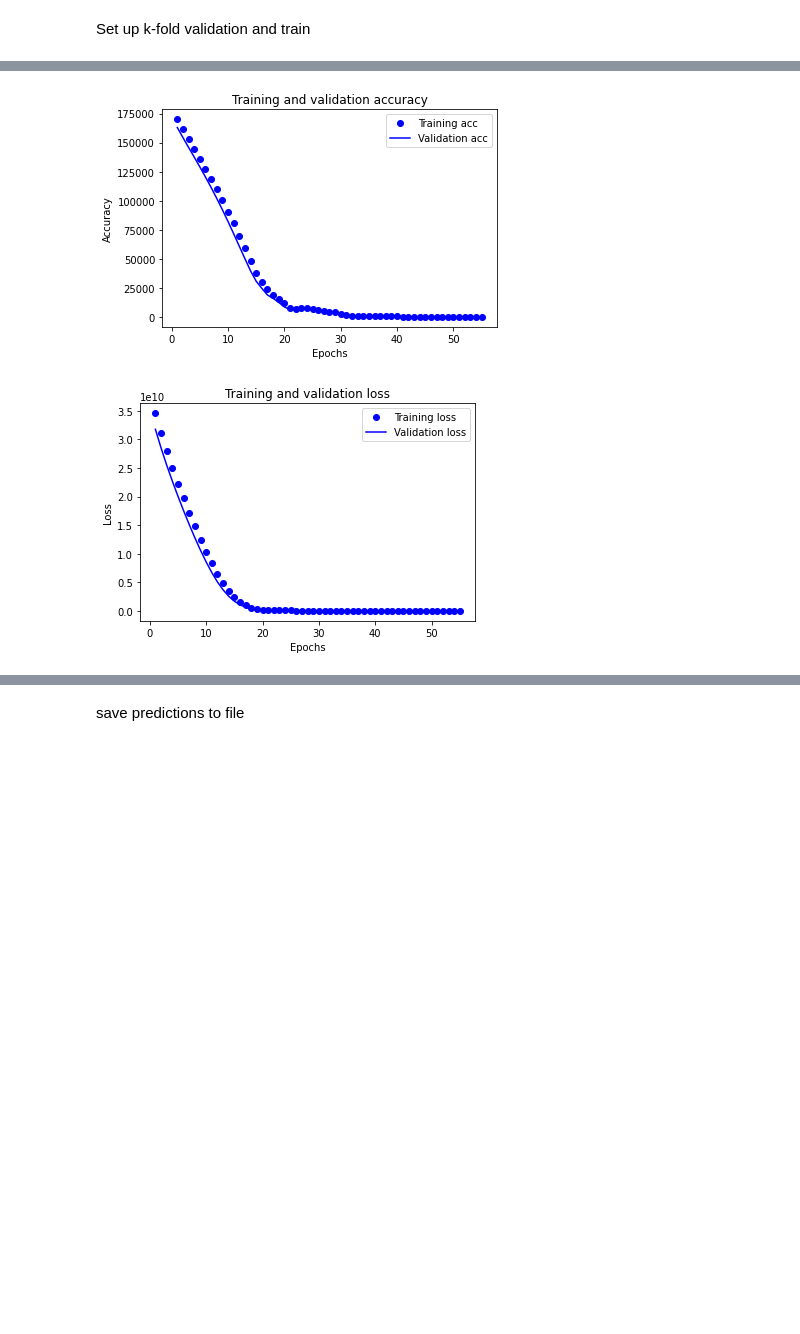
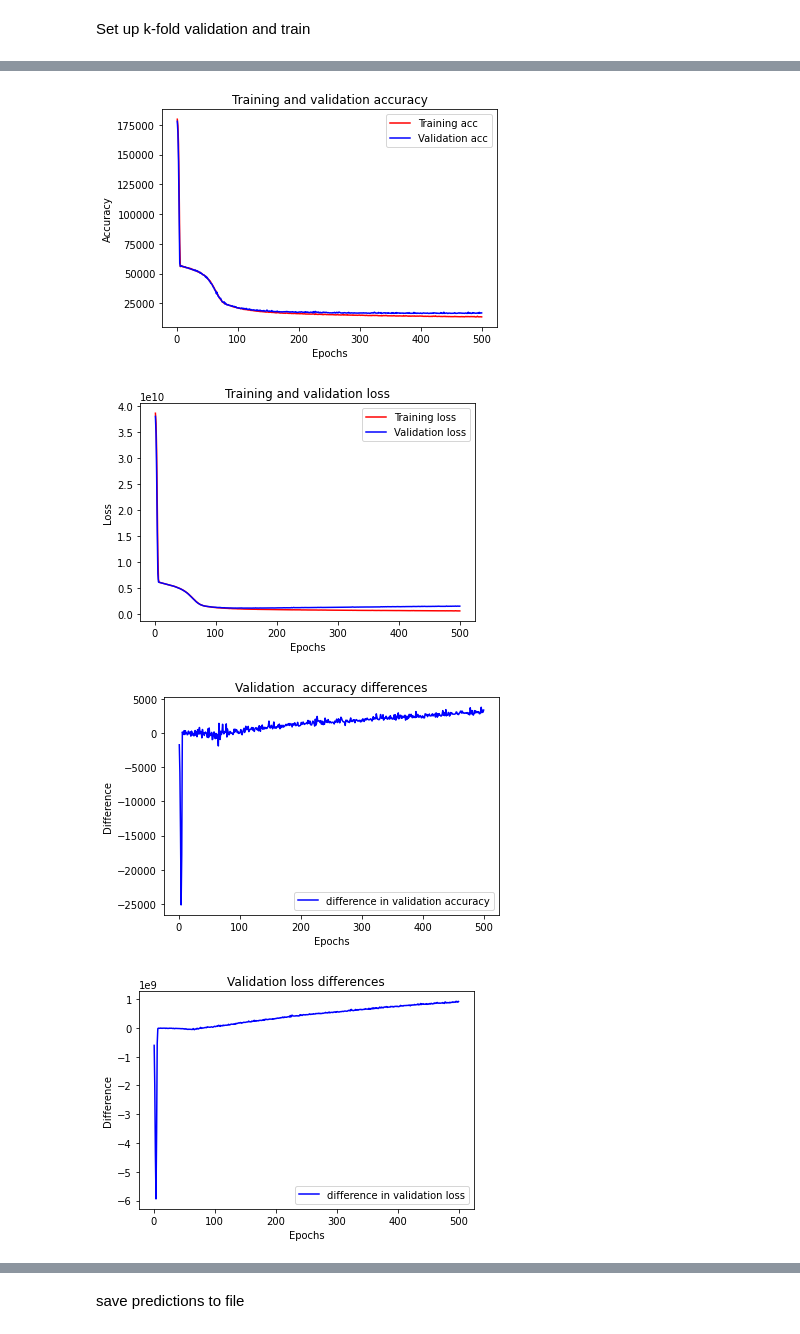
Before and after one commit to ChrisPWilliams/kaggle_house_prices, a Jupyter notebook: house-prices-comp-code.ipynb, the cells around one changed output, grey strips where cells are left out. Drawn from its saved outputs; the diff is of its cells as text; code cells hidden in the pictures; blank space fills up the shorter version.

```diff
--- a/house-prices-comp-code.ipynb
+++ b/house-prices-comp-code.ipynb
@@ -379,8 +394,8 @@ Remove features with weak correlation if needed
 
 PoolQC and PoolArea destabilise the model: this is because they are numerical but are mostly zeros/NaNs so the normalisation process doesn't work properly if either the train set or validation set only includes zeros/NaNs. filter these out by checking for a large modal value (which because they're continuous must be zero or NaN.
 # %%
-CATTHRESHOLD = 0
-NUMTHRESHOLD = 0
+CATTHRESHOLD = 0.1
+NUMTHRESHOLD = 0.1
 
 trash_feats = ["Id"]
 for feature in categorical_features:
@@ -393,8 +408,10 @@ for feature in trash_feats:
     if feature in numerical_features:
         numerical_features.remove(feature)
 train_data = quality_preprocess(train_data)
-train_data = train_data.drop(columns = trash_feats)
+train_data.drop(columns = trash_feats, inplace=True)
 train_data = categorical_preprocess(train_data)
 
-print(f"Removed the following features: {trash_feats}")
+print(f"Removed the following features: {trash_feats}\n")
+
+print(f"length of train data: {train_data.shape[0]}\nunique rows in train data: {train_data.drop_duplicates().shape[0]}")
 # %% [output]
@@ -406,8 +427,8 @@ LEARNING_RATE = 0.001
 
 def build_model():
     model = keras.Sequential([
-        keras.layers.Dense(64, activation='relu'),
-        keras.layers.Dense(64, activation='relu'),
+        keras.layers.Dense(256, activation='relu'),
+        keras.layers.Dense(128, activation='relu'),
         keras.layers.Dense(1)
     ])
     opt = keras.optimizers.Adam(learning_rate=LEARNING_RATE)
@@ -416,8 +437,8 @@ def build_model():
 # %% [markdown]
 Set up k-fold validation and train
 # %%
-EPOCHS = 55
-FOLDS = 4
+EPOCHS = 500
+FOLDS = 3
 FOLD_SIZE = len(train_data) // FOLDS
 val_accs = []
 total_val_acc = []
@@ -427,22 +448,29 @@ train_accs = []
 total_train_acc = []
 train_losses = []
 total_train_loss = []
+acc_diffs = []
+total_acc_diffs = []
+loss_diffs = []
+total_loss_diffs = []
+
 for k in range(FOLDS):
+    #train_data = train_data.sample(frac=1).reset_index(drop=True)
     val_data = train_data.iloc[k * FOLD_SIZE: (k+1) * FOLD_SIZE].copy()
-    val_labels = train_labels.iloc[k * FOLD_SIZE: (k+1) * FOLD_SIZE]
-    partial_train_data = pd.concat([train_data.iloc[: k * FOLD_SIZE] , train_data.iloc[(k+1) * FOLD_SIZE :]]).copy()
-    partial_train_labels = pd.concat([train_labels.iloc[: k * FOLD_SIZE] , train_labels.iloc[(k+1) * FOLD_SIZE :]])
+    val_labels = train_labels.iloc[k * FOLD_SIZE: (k+1) * FOLD_SIZE].copy()
+    partial_train_data = pd.concat([train_data.iloc[: k * FOLD_SIZE] , train_data.iloc[(k+1) * FOLD_SIZE:]])
+    partial_train_labels = pd.concat([train_labels.iloc[: k * FOLD_SIZE] , train_labels.iloc[(k+1) * FOLD_SIZE:]])
+
+    assert "SalePrice" not in partial_train_data.columns
+
     val_data = normalise_preprocess(val_data)
     partial_train_data = normalise_preprocess(partial_train_data)
-
-    assert pd.merge(partial_train_data, val_data, how='inner').shape[0] == 0     # sanity check to ensure no samples shared between validation set and training set
 
     model = build_model()
 
     history = model.fit(partial_train_data,
                         partial_train_labels,
+                        batch_size=32,
                         epochs=EPOCHS,
-                        batch_size=512,
                         validation_data=(val_data, val_labels),
                         verbose=1,
                         )
@@ -453,6 +481,8 @@ for k in range(FOLDS):
     val_losses.append(history_dict['val_loss'])
     train_accs.append(history_dict['mae'])
     val_accs.append(history_dict['val_mae'])
+    acc_diffs.append([a - b for a,b in zip(history_dict['val_mae'], history_dict['mae'])])
+    loss_diffs.append([a - b for a,b in zip(history_dict['val_loss'], history_dict['loss'])])
 
 def metrics_average(metric, total):
     for e in range(len(metric[0])):
@@ -466,10 +496,12 @@ metrics_average(train_losses, total_train_loss)
 metrics_average(val_losses, total_val_loss)
 metrics_average(train_accs, total_train_acc)
 metrics_average(val_accs, total_val_acc)
+metrics_average(acc_diffs, total_acc_diffs)
+metrics_average(loss_diffs, total_loss_diffs)
 
 epochs = range(1, len(total_train_acc) + 1)
 
-plt.plot(epochs, total_train_acc, 'bo', label='Training acc')
+plt.plot(epochs, total_train_acc, 'r', label='Training acc')
 plt.plot(epochs, total_val_acc, 'b', label='Validation acc')
 plt.title('Training and validation accuracy')
 plt.xlabel('Epochs')
@@ -478,7 +510,7 @@ plt.legend()
 
 plt.show()
 
-plt.plot(epochs, total_train_loss, 'bo', label='Training loss')
+plt.plot(epochs, total_train_loss, 'r', label='Training loss')
 plt.plot(epochs, total_val_loss, 'b', label='Validation loss')
 plt.title('Training and validation loss')
 plt.xlabel('Epochs')
@@ -486,4 +518,20 @@ plt.ylabel('Loss')
 plt.legend()
 
 plt.show()
+
+plt.plot(epochs, total_acc_diffs, 'b', label='difference in validation accuracy')
+plt.title('Validation  accuracy differences')
+plt.xlabel('Epochs')
+plt.ylabel('Difference')
+plt.legend()
+
+plt.show()
+
+plt.plot(epochs, total_loss_diffs, 'b', label='difference in validation loss')
+plt.title('Validation loss differences')
+plt.xlabel('Epochs')
+plt.ylabel('Difference')
+plt.legend()
+
+plt.show()
 # %% [output]
@@ -509,2 +557,4 @@ Epoch 55/55
-[figure, old version]
+[figure, new version]
-[figure, old version]
+[figure, new version]
+[figure, added]
+[figure, added]
```
Also changed, not shown: parts of 12 cells of this notebook.
